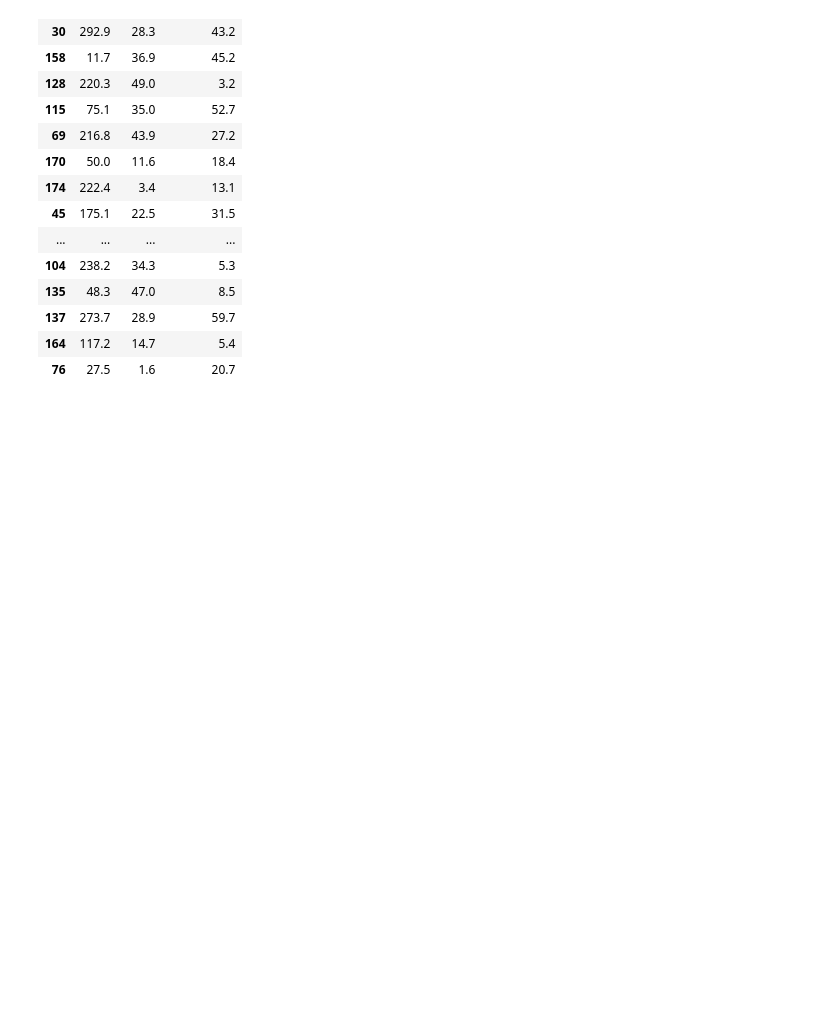
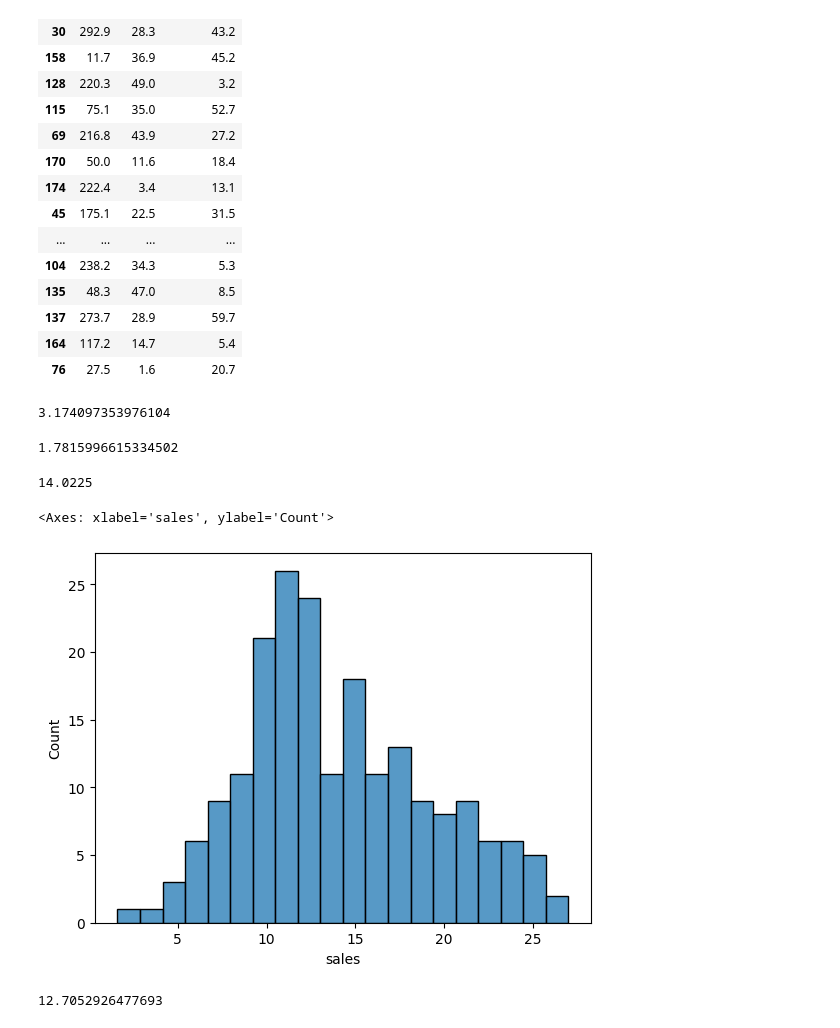
Before and after one commit to ryslipe/master_class, a Jupyter notebook: linear_regression/02_multiple_regression.ipynb, the cells around one changed output. Cells and saved outputs as stored; diff of their text form; code cells hidden in the pictures; blank space fills up the shorter version.

Commit message:
interpretting RMSE

```diff
--- a/linear_regression/02_multiple_regression.ipynb
+++ b/linear_regression/02_multiple_regression.ipynb
@@ -154,3 +154,35 @@ X_test_manual
 | 137 | 273.7 | 28.9 | 59.7 |
 | 164 | 117.2 | 14.7 | 5.4 |
 | 76 | 27.5 | 1.6 | 20.7 |
+# %%
+# fit on this data
+lin_reg = LinearRegression()
+lin_reg.fit(X_train_manual, y_train_manual)
+manual_pred = lin_reg.predict(X_test_manual)
+mean_squared_error(y_test_manual, manual_pred)
+# %% [output]
+3.174097353976104
+# %%
+# rmse is most popular
+from sklearn.metrics import root_mean_squared_error
+
+rmse = root_mean_squared_error(y_test, y_hat)
+print(rmse)
+# %% [output]
+1.7815996615334502
+# %%
+# compare to labels
+print(np.mean(df['sales']))
+# %% [output]
+14.0225
+# %%
+# most sales are between 10 and 15
+sns.histplot(data = df, x = 'sales', bins = 20)
+# %% [output]
+<Axes: xlabel='sales', ylabel='Count'>
+[figure, added]
+# %%
+# what percent is this error - on average the sales prediction is off by roughly 12 %
+print(100 * rmse / np.mean(df['sales']))
+# %% [output]
+12.7052926477693
```
